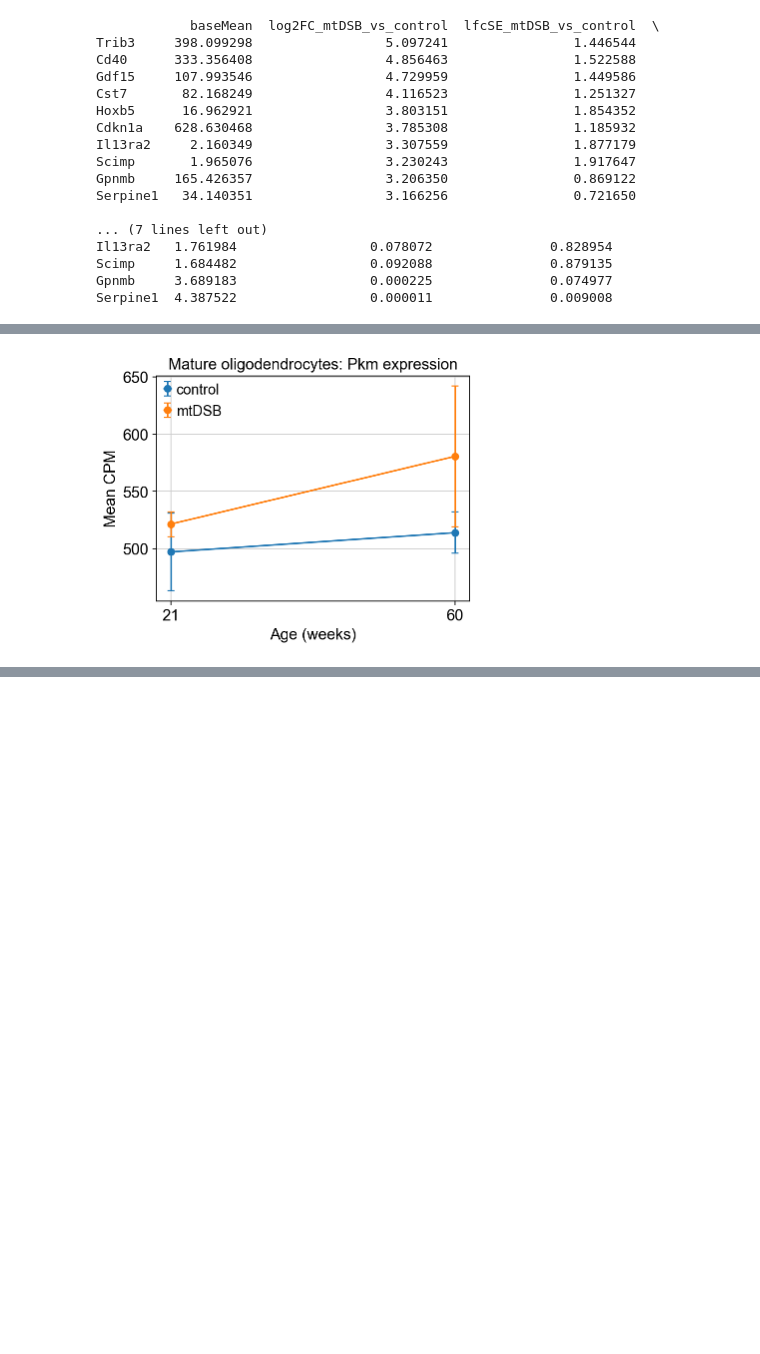
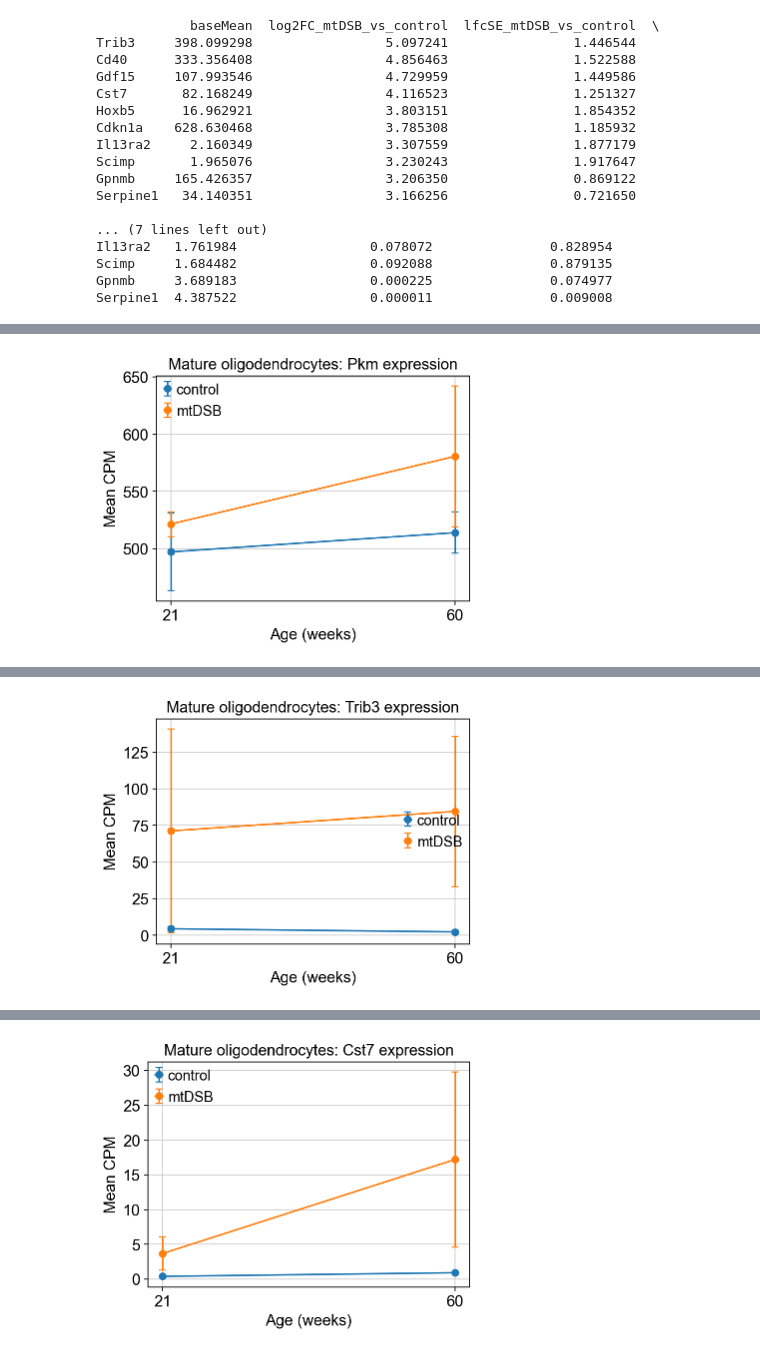
Before and after one commit to christoffermattssonlangseth/oligo-mtDSB, a Jupyter notebook: notebooks/25_agexcondition_OLs.ipynb, the cells around one changed output, grey strips where cells are left out. Cells and saved outputs as stored; diff of their text form; code cells hidden in the pictures; blank space fills up the shorter version.

```diff
--- a/notebooks/25_agexcondition_OLs.ipynb
+++ b/notebooks/25_agexcondition_OLs.ipynb
@@ -631,4 +637,6 @@ plot_expression_by_condition(pb, "Mature oligodendrocytes", "Ldha")
 plot_expression_by_condition(pb, "Mature oligodendrocytes", "Serpina3n")
 plot_expression_by_condition(pb, "Mature oligodendrocytes", "Slc16a1")
 plot_expression_by_condition(pb, "Mature oligodendrocytes", "Pkm")
+plot_expression_by_condition(pb, "Mature oligodendrocytes", "Trib3")
+plot_expression_by_condition(pb, "Mature oligodendrocytes", "Cst7")
 # %% [output]
@@ -678,0 +697 @@ plot_expression_by_condition(pb, "Mature oligodendrocytes", "Pkm")
+[figure, added]
@@ -678,0 +708 @@ plot_expression_by_condition(pb, "Mature oligodendrocytes", "Pkm")
+[figure, added]
```
Also changed, not shown: parts of 4 cells of this notebook, 7 other files.
